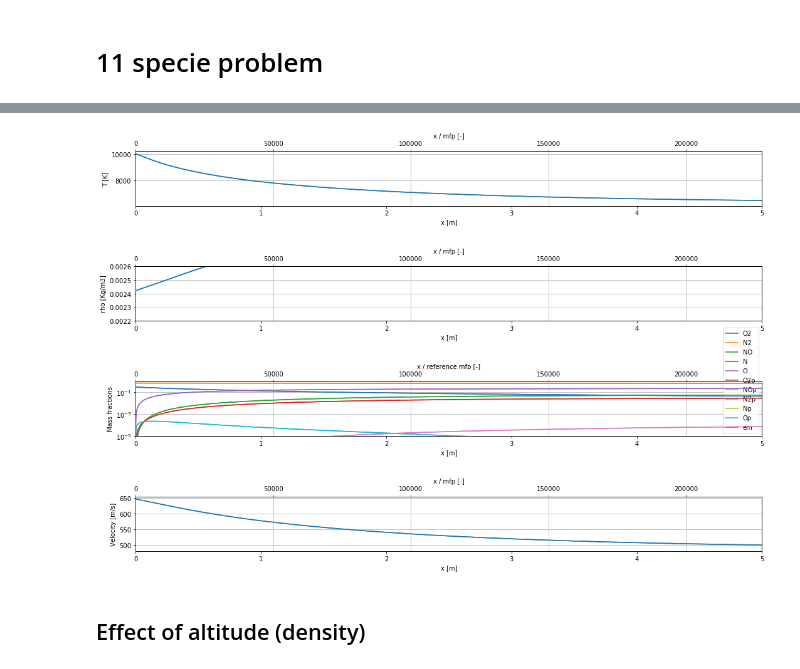
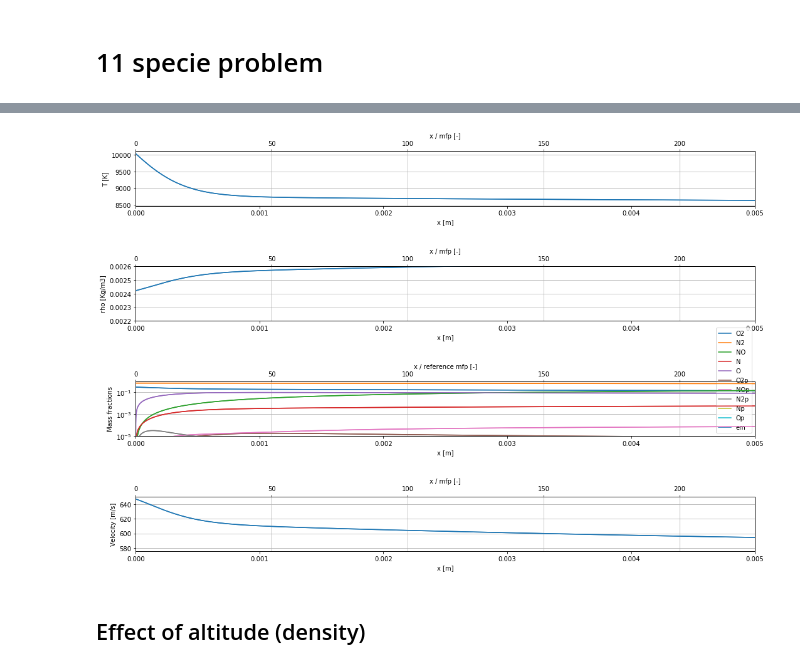
Before and after one commit to 20edo/Reactive_shock_air, a Jupyter notebook: Reactive_Air_shock.ipynb, the cells around one changed output, grey strips where cells are left out. Cells and saved outputs as stored; diff of their text form; code cells hidden in the pictures.

```diff
--- a/Reactive_Air_shock.ipynb
+++ b/Reactive_Air_shock.ipynb
@@ -1056,7 +1056,7 @@ def Euler_system(self, x, x_x):
 
 def Euler_x(self, x_spatial, x):
 
-        print('Solving for x = ' + str(x_spatial))
+        print('Solving for x = %.4e' %x_spatial)
 
 
         if debug:
@@ -1072,12 +1072,12 @@ def Euler_x(self, x_spatial, x):
 
         x_x, infodict, ier, mesg = opt.fsolve(lambda x_x : self.Euler_system(x, x_x),
                                             x0=x0,
-                                            xtol=1e-12, full_output=1)
+                                            xtol=atol*1e-2, full_output=1)
         if not ier:
             print('Euler_x did not converge')
 
-        if True:
-            print('x_x = ' + str(x_x))
+        if debug:
+            # print('x_x = ' + str(x_x))
             print('ier = ' + str(ier))
 
 
@@ -1089,7 +1089,7 @@ problem.Euler_x = Euler_x
 # %% [markdown]
 ### Solve, temperature version
 # %%
-def solve(self, xf = 10.0):
+def solve(self, xf = 1):
 
     # Compute post shock values to be used as initial conditions
     self.RHjump()
@@ -1100,7 +1100,7 @@ def solve(self, xf = 10.0):
         y0.append(i)
 
     sol = itg.solve_ivp(self.Euler_x,
-                              [0.0, xf], y0, method='BDF', t_eval=None, dense_output=False,
+                              [0.0, xf], y0, method='BDF', t_eval=None, dense_output=True, first_step=self.mfp / 1e2,
                               events=None, vectorized=False, args=None, rtol=rtol, atol=atol)
 
     self.sol_rho, self.sol_u, self.sol_T, self.sol_Y = sol.y[0,:], sol.y[1,:], sol.y[2,:], sol.y[3:,:]
@@ -1354,9 +1354,9 @@ def validate(self, xmax = None, xmax_l = None, ls = '-', print_max = True):
 
     # Set labels etc.
     subaxes_mass.set_xlim(0, xmax)
-    subaxes_mass.set_xlim(0, xmax / self.mfp)
+    subaxes_mass2.set_xlim(0, xmax / self.mfp)
     subaxes_mass.set_xlabel('x [m]')
-    subaxes_mass.set_xlabel('x / reference mfp [-]')
+    subaxes_mass2.set_xlabel('x / reference mfp [-]')
     subaxes_mass.set_ylabel('Mass flux [Kg/s]')
     subaxes_mass2.grid()
     subaxes_mass.yaxis.grid(True)
@@ -1372,9 +1372,9 @@ def validate(self, xmax = None, xmax_l = None, ls = '-', print_max = True):
 
     # Set labels etc.
     subaxes_momentum.set_xlim(0, xmax)
-    subaxes_momentum.set_xlim(0, xmax / self.mfp)
+    subaxes_momentum2.set_xlim(0, xmax / self.mfp)
     subaxes_momentum.set_xlabel('x [m]')
-    subaxes_momentum.set_xlabel('x / reference mfp [-]')
+    subaxes_momentum2.set_xlabel('x / reference mfp [-]')
     subaxes_momentum.set_ylabel('Momentum flux [Pa * m / s]')  # CANCELLARE controllare unità di misura o toglierle
     subaxes_momentum2.grid()
     subaxes_momentum.yaxis.grid(True)
@@ -1390,9 +1390,9 @@ def validate(self, xmax = None, xmax_l = None, ls = '-', print_max = True):
 
     # Set labels etc.
     subaxes_energy.set_xlim(0, xmax)
-    subaxes_energy.set_xlim(0, xmax / self.mfp)
+    subaxes_energy2.set_xlim(0, xmax / self.mfp)
     subaxes_energy.set_xlabel('x [m]')
-    subaxes_energy.set_xlabel('x / reference mfp [-]')
+    subaxes_energy2.set_xlabel('x / reference mfp [-]')
     subaxes_energy.set_ylabel('Energy flux [J/ms]') # CANCELLARE controllare unità di misura o toglierle
     subaxes_energy2.grid()
     subaxes_energy.yaxis.grid(True)
@@ -1431,9 +1431,13 @@ _11specie.add_specie_ic(em,  0.0)
 _11specie.reaction.append(O2diss)
 _11specie.reaction.append(N2diss)
 _11specie.reaction.append(NOdiss)
+_11specie.reaction.append(NO_O)
 _11specie.reaction.append(O_N2)
 _11specie.reaction.append(O_O2p)
 _11specie.reaction.append(N2_Np)
+_11specie.reaction.append(O_NOp )
+_11specie.reaction.append(N2_Op)
+_11specie.reaction.append(N_NOp)
 _11specie.reaction.append(O2_NOp)
 _11specie.reaction.append(NOp_N)
 _11specie.reaction.append(O___N)
@@ -1441,6 +1445,16 @@ _11specie.reaction.append(O___O)
 _11specie.reaction.append(N___N)
 _11specie.reaction.append(O_ion)
 _11specie.reaction.append(N_ion)
+# _11specie.reaction.append(O_N2)
+# _11specie.reaction.append(O_O2p)
+# _11specie.reaction.append(N2_Np)
+# _11specie.reaction.append(O2_NOp)
+# _11specie.reaction.append(NOp_N)
+# _11specie.reaction.append(O___N)
+# _11specie.reaction.append(O___O)
+# _11specie.reaction.append(N___N)
+# _11specie.reaction.append(O_ion)
+# _11specie.reaction.append(N_ion)
 
 # Set ic
 # caso 1 di Matte (stessi di Park)    CANCELLARE
@@ -1514,17 +1528,17 @@ ax.plot(_11specie.sol_x, _11specie.sol_T)
 # %%
-xmax = 5
+xmax = 5e-3
 xmax_l = 3e7
 
 fig, ax = plt.subplots(4, 1,)
 _11specie.plot_T(ax[0], xmax = xmax)
 _11specie.plot_rho(ax[1], xmax = xmax)
 ax[1].set_ylim(2.2e-3,2.6e-3)
 _11specie.logplot_Y(ax[2], xmax = xmax)
 _11specie.plot_u(ax[3], xmax = xmax)
 
 fig.tight_layout()
 # %% [output]
-[figure, old version]
+[figure, new version]
 # %% [markdown]
 ## Effect of altitude (density)
 # %%
```
Also changed, not shown: parts of 12 cells of this notebook.
